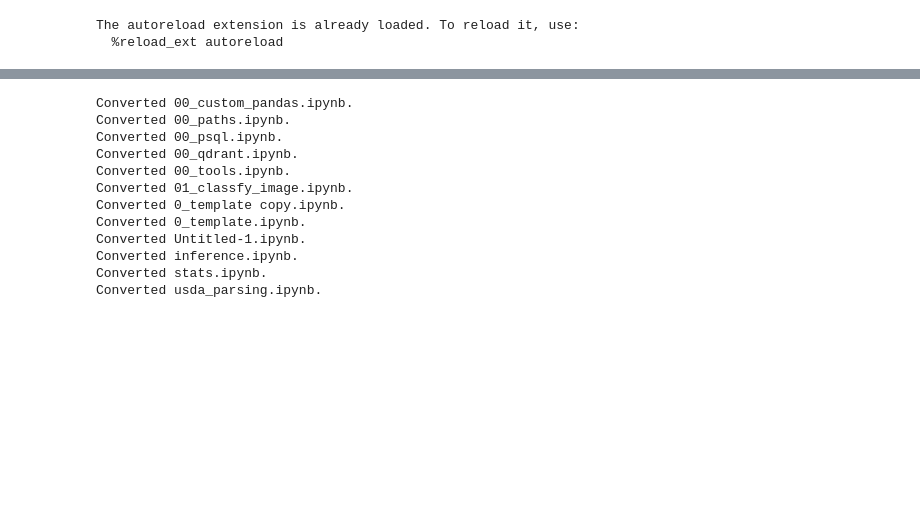
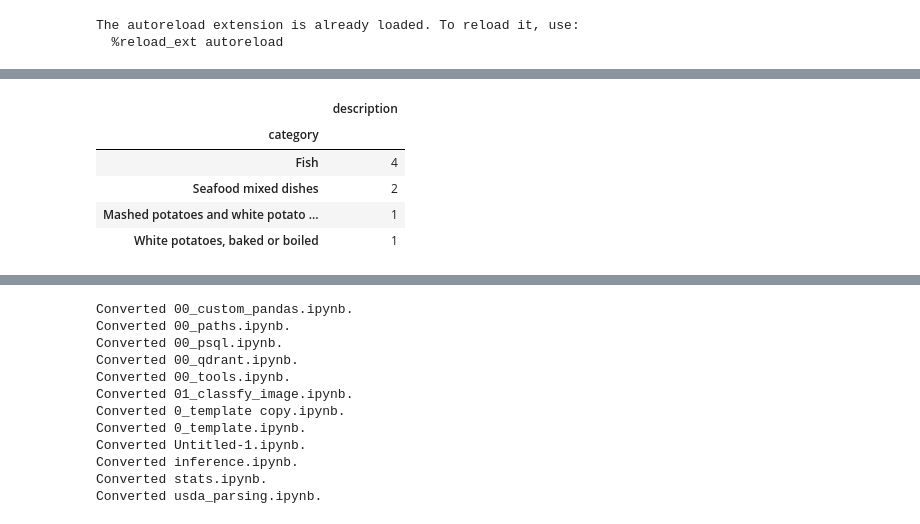
Before and after one commit to DmitriyG228/food, a Jupyter notebook: 01_multiple_foods.ipynb, the cells around one changed output, grey strips where cells are left out. Drawn from its saved outputs; the diff is of its cells as text; code cells hidden in the pictures; blank space fills up the shorter version.

```diff
--- a/01_multiple_foods.ipynb
+++ b/01_multiple_foods.ipynb
@@ -15,8 +15,9 @@ import requests
 from food.qdrant import *
 # %%
 collection_name = 'food'
+table = 'foods'
 # %%
 #export
-foods = read_sql('foods')
+foods = read_sql(table)
 # foods = foods.drop(columns = ['clip'])
 foods = foods.set_index('id')
@@ -84,2 +62,2 @@ Name: description, dtype: object
 # %%
-df[(df[df.columns[df.columns.str.contains('score')]]==1).any(1)]
+r = df[(df[df.columns[df.columns.str.contains('score')]]==1).any(1)]
@@ -95,0 +75,9 @@ df[(df[df.columns[df.columns.str.contains('score')]]==1).any(1)]
+# %%
+r.groupby('category').agg({'description':'count'}).sort_values('description',ascending = False)
+# %% [output]
+|  | description |
+| category |  |
+| Fish | 4 |
+| Seafood mixed dishes | 2 |
+| Mashed potatoes and white potato ... | 1 |
+| White potatoes, baked or boiled | 1 |
```
Also changed, not shown: parts of 9 cells of this notebook, 10 other files.
